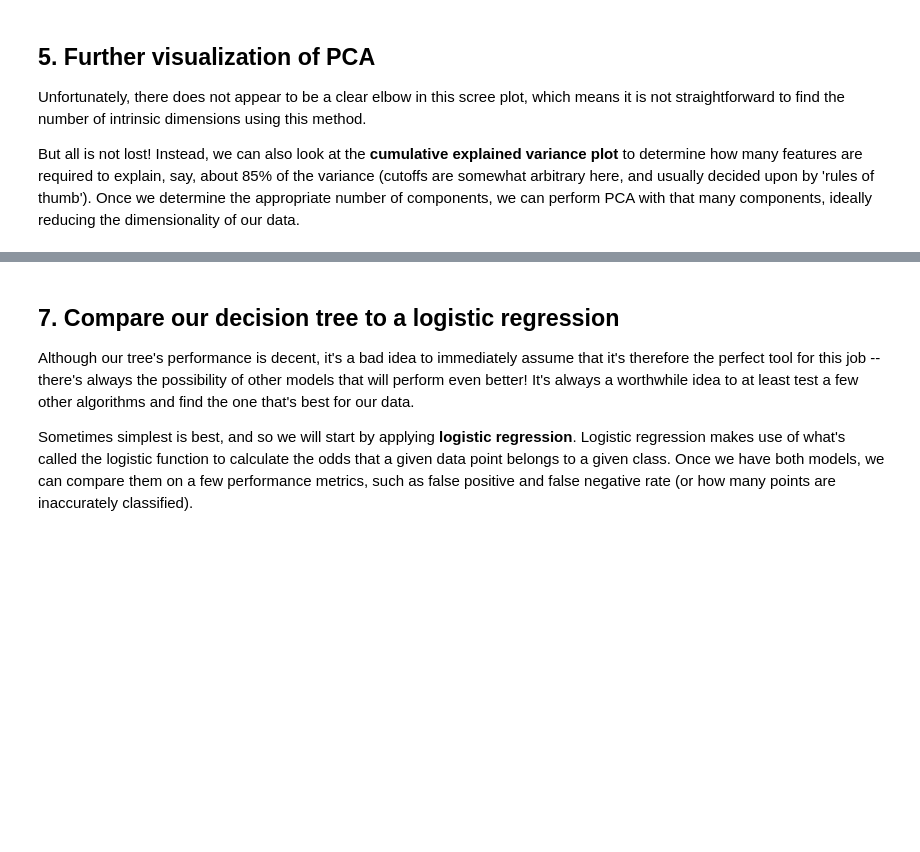
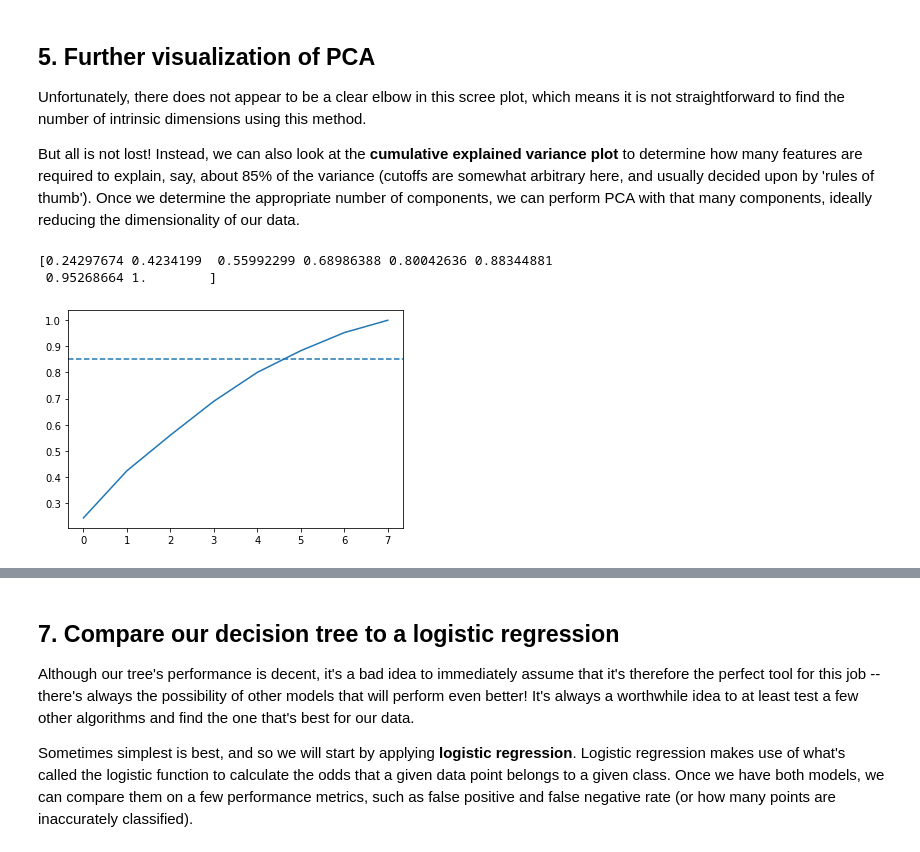
Before and after one commit to pedflotor/DataCamp, a Jupyter notebook: Classify Song Genres from Audio Data/Song Genre Classification.ipynb, the cells around one changed output, grey strips where cells are left out. Cells and saved outputs as stored; diff of their text form; code cells hidden in the pictures; blank space fills up the shorter version.

```diff
--- a/Classify Song Genres from Audio Data/Song Genre Classification.ipynb
+++ b/Classify Song Genres from Audio Data/Song Genre Classification.ipynb
@@ -105,23 +111,27 @@ ax.set_xlabel('Principal Component #')
 <p>But all is not lost! Instead, we can also look at the <strong>cumulative explained variance plot</strong> to determine how many features are required to explain, say, about 85% of the variance (cutoffs are somewhat arbitrary here, and usually decided upon by 'rules of thumb'). Once we determine the appropriate number of components, we can perform PCA with that many components, ideally reducing the dimensionality of our data.</p>
 # %%
 # Import numpy
-...
+import numpy as np
 
 # Calculate the cumulative explained variance
-cum_exp_variance = ...
-
+cum_exp_variance = np.cumsum(exp_variance)
+print(cum_exp_variance)
 # Plot the cumulative explained variance and draw a dashed line at 0.85.
 fig, ax = plt.subplots()
-...
+ax.plot(range(8), cum_exp_variance)
 ax.axhline(y=0.85, linestyle='--')
 
 # choose the n_components where about 85% of our variance can be explained
-n_components = ...
+n_components = 6
 
 # Perform PCA with the chosen number of components and project data onto components
 pca = PCA(n_components, random_state=10)
 pca.fit(scaled_train_features)
-pca_projection = ...
+pca_projection = pca.transform(scaled_train_features)
+# %% [output]
+[0.24297674 0.4234199  0.55992299 0.68986388 0.80042636 0.88344881
+ 0.95268664 1.        ]
+[figure, added]
 # %% [markdown]
 ## 6. Train a decision tree to classify genre
 <p>Now we can use the lower dimensional PCA projection of the data to classify songs into genres. To do that, we first need to split our dataset into 'train' and 'test' subsets, where the 'train' subset will be used to train our model while the 'test' dataset allows for model performance validation.</p>
```
Also changed, not shown: parts of 1 cell of this notebook.
